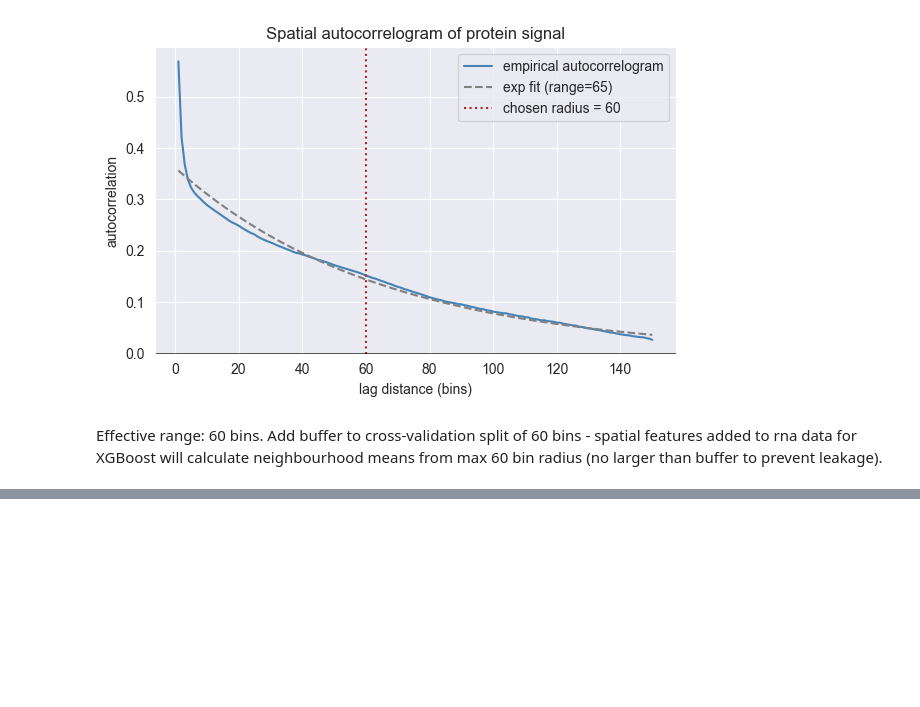
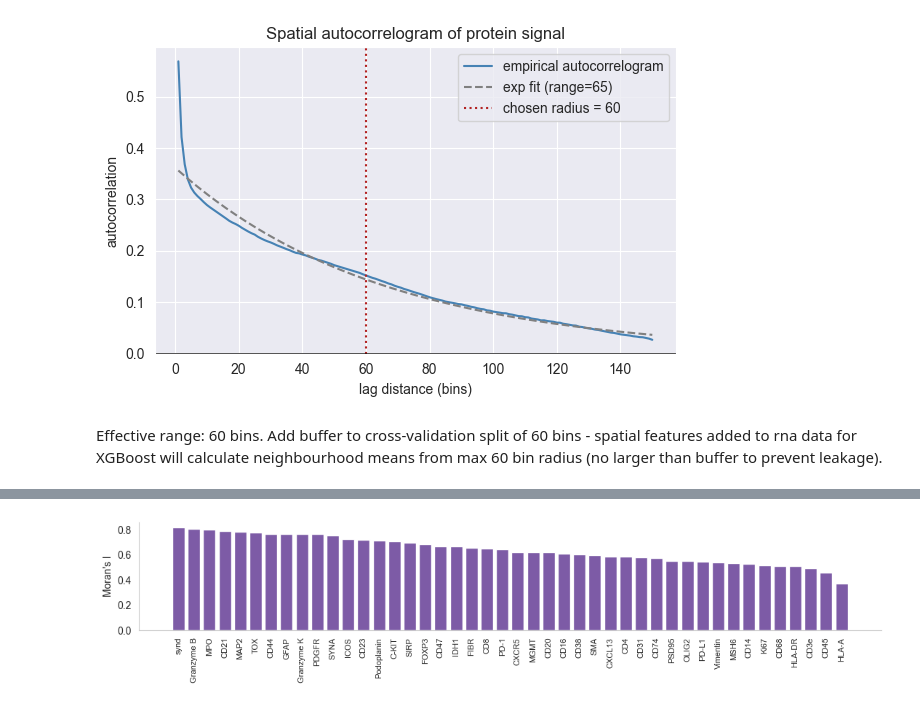
Before and after one commit to shreya-g3/team-37, a Jupyter notebook: EDA_emily/EDA.ipynb, the cells around one changed output, grey strips where cells are left out. Cells and saved outputs as stored; diff of their text form; code cells hidden in the pictures; blank space fills up the shorter version.

```diff
--- a/EDA_emily/EDA.ipynb
+++ b/EDA_emily/EDA.ipynb
@@ -25,6 +34,10 @@ pro.obs["array_row"] = rna.obs["array_row"].values
 pro.obs["array_col"] = rna.obs["array_col"].values
 pro.obs["pxl_row_in_fullres"] = rna.obs["pxl_row_in_fullres"].values
 pro.obs["pxl_col_in_fullres"] = rna.obs["pxl_col_in_fullres"].values
+# %%
+rna_pr = ad.read_h5ad("../../data/rna_train_preprocessed.h5ad")
+pro_pr = ad.read_h5ad("../../data/pro_train_preprocessed.h5ad")
+valid_rna_pr = ad.read_h5ad("../../data/rna_val_preprocessed.h5ad")
 # %% [markdown]
 # EDA
 # %%
@@ -434,0 +499,9 @@ Effective range: 60 bins. Add buffer to cross-validation split of 60 bins - spat
+# %%
+# moran's I for proteins
+sq.gr.spatial_autocorr(
+    pro_pr, mode="moran", genes=pro_pr.var_names,
+    n_perms=N_PERMS, n_jobs=-1, seed=RANDOM_SEED,
+)
+moran_proteins = pro_pr.uns["moranI"].copy().rename(columns={"I": "moran_i"})
+moran_proteins.to_csv("moran_i_proteins_train.csv")
+moran_proteins.sort_values("moran_i", ascending=False)
@@ -434,0 +526,20 @@ Effective range: 60 bins. Add buffer to cross-validation split of 60 bins - spat
+# %%
+# protein moran I statistics
+sns.set_style("whitegrid")
+fig, ax = plt.subplots(figsize=(11, 2.5))
+
+mp_sorted = moran_proteins.sort_values("moran_i", ascending=False)
+ax.bar(range(len(mp_sorted)), mp_sorted["moran_i"], color="#7D5BA6")
+ax.set_xticks(range(len(mp_sorted)))
+ax.set_xticklabels(mp_sorted.index, rotation=90, fontsize=8)
+ax.set_ylabel("Moran's I")
+#ax.set_title(f"Protein-level spatial autocorrelation (n={len(mp_sorted)} proteins)")
+ax.grid(False)
+ax.spines["top"].set_visible(False)
+ax.spines["right"].set_visible(False)
+
+plt.tight_layout()
+plt.savefig("moran_i_proteins.png", dpi=220, bbox_inches="tight")
+plt.show()
+# %% [output]
+[figure, added]
```
Also changed, not shown: parts of 15 cells of this notebook, 19 other files.
